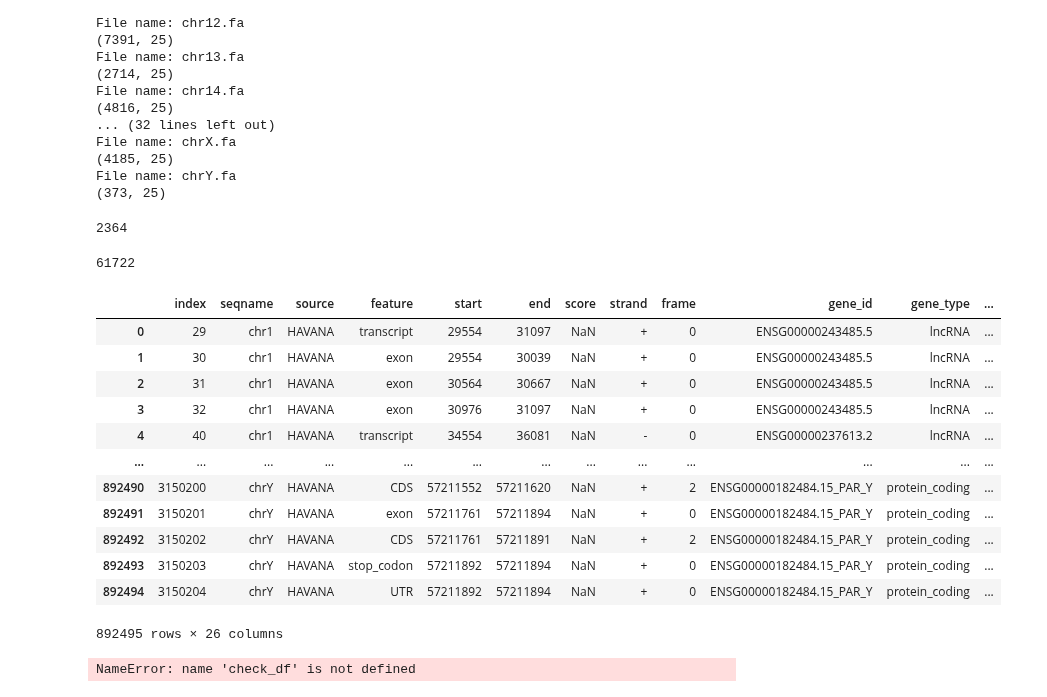
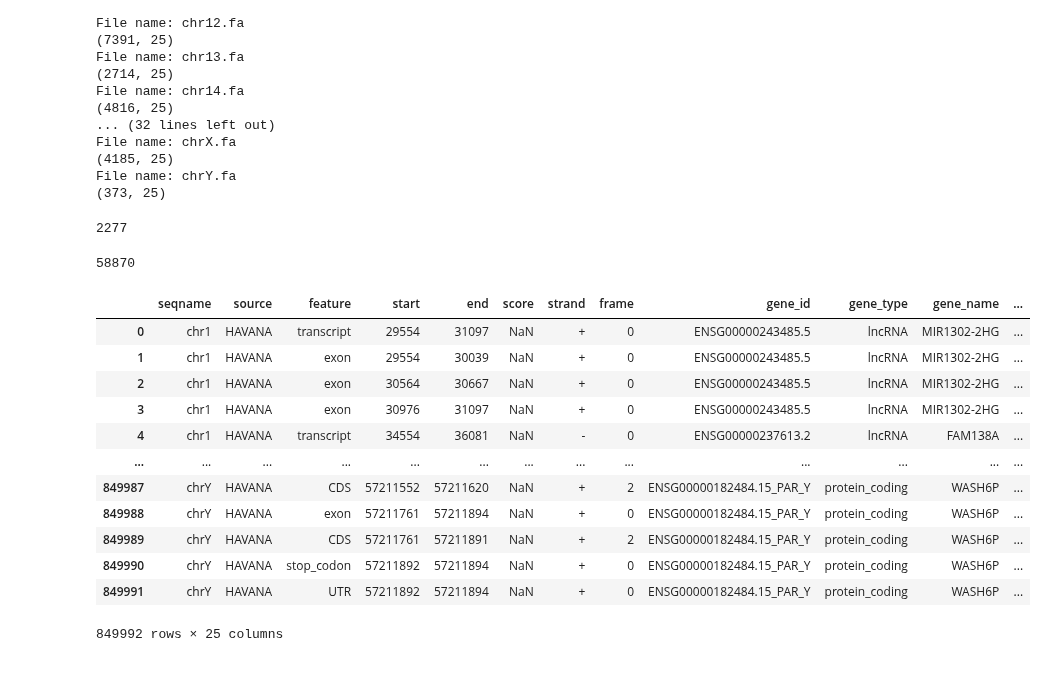
Before and after one commit to duttaprat/Postdoc, a Jupyter notebook: preprocessing/notebooks_scripts/promoter_generation.ipynb, the cells around one changed output. Drawn from its saved outputs; the diff is of its cells as text; code cells hidden in the pictures.

Commit message:
all_neg_promoter

```diff
--- a/preprocessing/notebooks_scripts/promoter_generation.ipynb
+++ b/preprocessing/notebooks_scripts/promoter_generation.ipynb
@@ -193,7 +208,7 @@ for file in chr_files:
         print(df_temp.shape)
         df_temp_sort = df_temp.sort_values(by = 'start')
         #.head(40)
-        temp_sort_diff =df_temp_sort[df_temp_sort['start'].diff()>1100]
+        temp_sort_diff =df_temp_sort[df_temp_sort['start'].diff()>=1500]
         unique_transcripts_list.append(temp_sort_diff['transcript_id'].tolist())
 # %% [output]
 File name: chr1.fa
@@ -216,30 +231,28 @@ File name: chrY.fa
 # %%
 len(unique_transcripts_list[1])
 # %% [output]
-2364
+2277
 # %%
 flat_list= [item for sublist in unique_transcripts_list for item in sublist]
 len(flat_list)
 # %% [output]
-61722
+58870
 # %%
-check_df = df1[df1['transcript_id'].isin(flat_list)].reset_index()
+check_df = df1[df1['transcript_id'].isin(flat_list)].reset_index(drop=True)
 check_df
 # %% [output]
-|  | index | seqname | source | feature | start | end | score | strand | frame | gene_id | gene_type | ... |
-| 0 | 29 | chr1 | HAVANA | transcript | 29554 | 31097 | NaN | + | 0 | ENSG00000243485.5 | lncRNA | ... |
-| 1 | 30 | chr1 | HAVANA | exon | 29554 | 30039 | NaN | + | 0 | ENSG00000243485.5 | lncRNA | ... |
-| 2 | 31 | chr1 | HAVANA | exon | 30564 | 30667 | NaN | + | 0 | ENSG00000243485.5 | lncRNA | ... |
-| 3 | 32 | chr1 | HAVANA | exon | 30976 | 31097 | NaN | + | 0 | ENSG00000243485.5 | lncRNA | ... |
-| 4 | 40 | chr1 | HAVANA | transcript | 34554 | 36081 | NaN | - | 0 | ENSG00000237613.2 | lncRNA | ... |
+|  | seqname | source | feature | start | end | score | strand | frame | gene_id | gene_type | gene_name | ... |
+| 0 | chr1 | HAVANA | transcript | 29554 | 31097 | NaN | + | 0 | ENSG00000243485.5 | lncRNA | MIR1302-2HG | ... |
+| 1 | chr1 | HAVANA | exon | 29554 | 30039 | NaN | + | 0 | ENSG00000243485.5 | lncRNA | MIR1302-2HG | ... |
+| 2 | chr1 | HAVANA | exon | 30564 | 30667 | NaN | + | 0 | ENSG00000243485.5 | lncRNA | MIR1302-2HG | ... |
+| 3 | chr1 | HAVANA | exon | 30976 | 31097 | NaN | + | 0 | ENSG00000243485.5 | lncRNA | MIR1302-2HG | ... |
+| 4 | chr1 | HAVANA | transcript | 34554 | 36081 | NaN | - | 0 | ENSG00000237613.2 | lncRNA | FAM138A | ... |
 | ... | ... | ... | ... | ... | ... | ... | ... | ... | ... | ... | ... | ... |
-| 892490 | 3150200 | chrY | HAVANA | CDS | 57211552 | 57211620 | NaN | + | 2 | ENSG00000182484.15_PAR_Y | protein_coding | ... |
-| 892491 | 3150201 | chrY | HAVANA | exon | 57211761 | 57211894 | NaN | + | 0 | ENSG00000182484.15_PAR_Y | protein_coding | ... |
-| 892492 | 3150202 | chrY | HAVANA | CDS | 57211761 | 57211891 | NaN | + | 2 | ENSG00000182484.15_PAR_Y | protein_coding | ... |
-| 892493 | 3150203 | chrY | HAVANA | stop_codon | 57211892 | 57211894 | NaN | + | 0 | ENSG00000182484.15_PAR_Y | protein_coding | ... |
-| 892494 | 3150204 | chrY | HAVANA | UTR | 57211892 | 57211894 | NaN | + | 0 | ENSG00000182484.15_PAR_Y | protein_coding | ... |
+| 849987 | chrY | HAVANA | CDS | 57211552 | 57211620 | NaN | + | 2 | ENSG00000182484.15_PAR_Y | protein_coding | WASH6P | ... |
+| 849988 | chrY | HAVANA | exon | 57211761 | 57211894 | NaN | + | 0 | ENSG00000182484.15_PAR_Y | protein_coding | WASH6P | ... |
+| 849989 | chrY | HAVANA | CDS | 57211761 | 57211891 | NaN | + | 2 | ENSG00000182484.15_PAR_Y | protein_coding | WASH6P | ... |
+| 849990 | chrY | HAVANA | stop_codon | 57211892 | 57211894 | NaN | + | 0 | ENSG00000182484.15_PAR_Y | protein_coding | WASH6P | ... |
+| 849991 | chrY | HAVANA | UTR | 57211892 | 57211894 | NaN | + | 0 | ENSG00000182484.15_PAR_Y | protein_coding | WASH6P | ... |
-892495 rows × 26 columns
+849992 rows × 25 columns
 # %%
-check_df.to_csv(data_save_path+"1100bp_promoter_gtf_annotation.csv", index=False, ignore_index=True)
+check_df.to_csv(dir_path+"/"+str(bp_length)+"bp_promoter_gtf_annotation.csv", index=False)
-# %% [output]
-NameError: name 'check_df' is not defined
```
Also changed, not shown: parts of 2 cells of this notebook, 5 other files.
